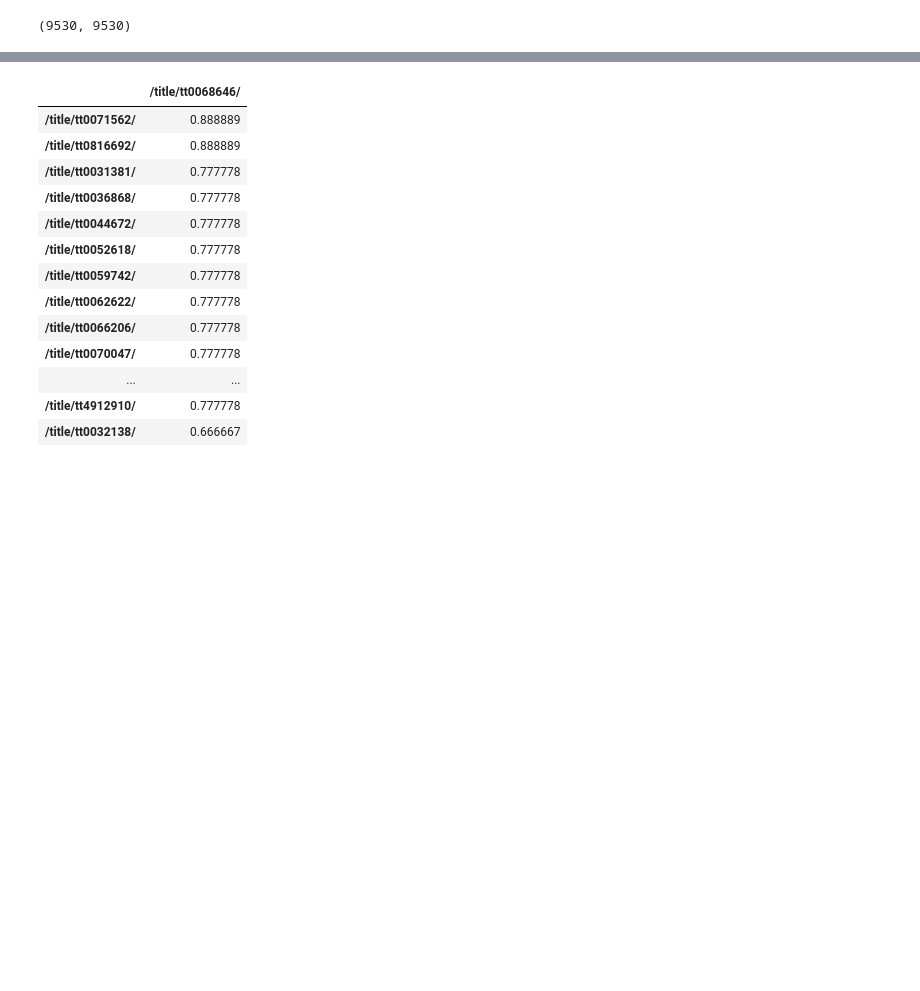
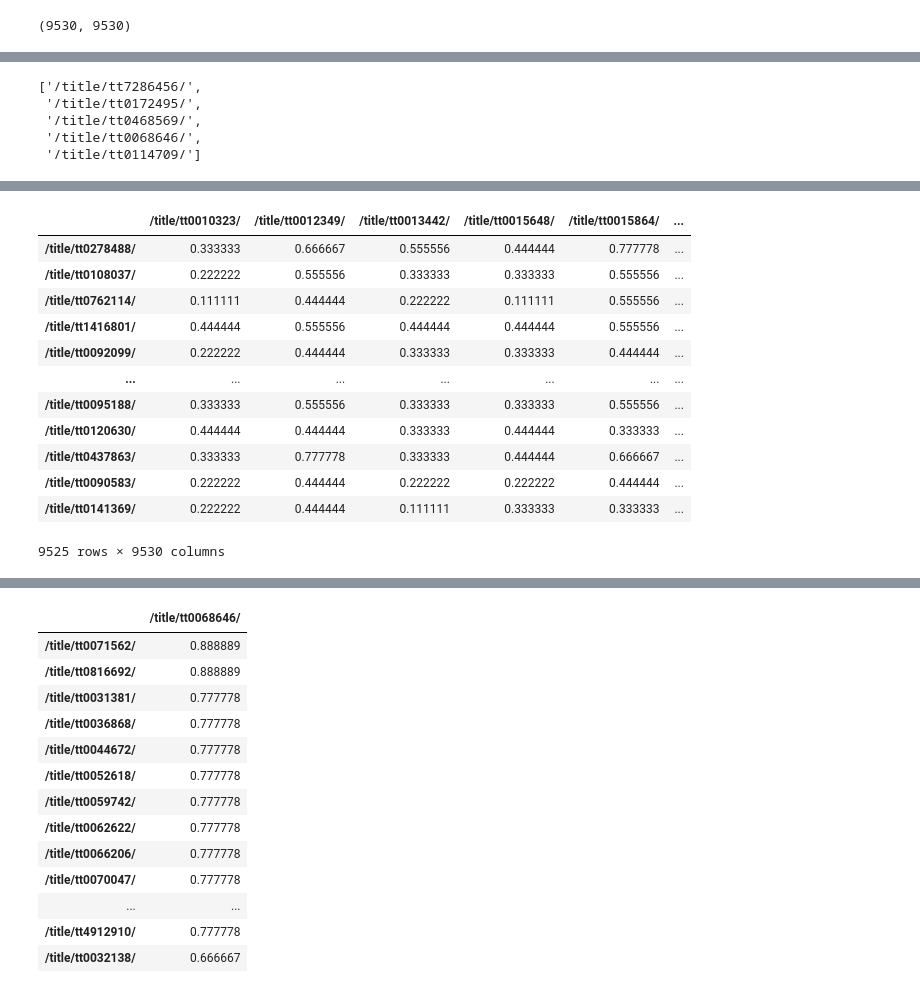
Before and after one commit to ilyamil/movie_recommender_system, a Jupyter notebook: notebooks/modeling.ipynb, the cells around one changed output, grey strips where cells are left out. Drawn from its saved outputs; the diff is of its cells as text; code cells hidden in the pictures; blank space fills up the shorter version.

```diff
--- a/notebooks/modeling.ipynb
+++ b/notebooks/modeling.ipynb
@@ -734,0 +761,19 @@ Wall time: 519 ms
+# %%
+titles = [
+    '/title/tt7286456/',
+    '/title/tt0172495/',
+    '/title/tt0468569/',
+    '/title/tt0068646/',
+    '/title/tt0114709/'
+]
+titles
+# %% [output]
+['/title/tt7286456/',
+ '/title/tt0172495/',
+ '/title/tt0468569/',
+ '/title/tt0068646/',
+ '/title/tt0114709/']
+# %%
+%%time
+cos_feats_mat.loc[set(cos_feats_mat.index) - set(titles)]
+# %% [output]
@@ -734,0 +782,13 @@ Wall time: 519 ms
+|  | /title/tt0010323/ | /title/tt0012349/ | /title/tt0013442/ | /title/tt0015648/ | /title/tt0015864/ | ... |
+| /title/tt0278488/ | 0.333333 | 0.666667 | 0.555556 | 0.444444 | 0.777778 | ... |
+| /title/tt0108037/ | 0.222222 | 0.555556 | 0.333333 | 0.333333 | 0.555556 | ... |
+| /title/tt0762114/ | 0.111111 | 0.444444 | 0.222222 | 0.111111 | 0.555556 | ... |
+| /title/tt1416801/ | 0.444444 | 0.555556 | 0.444444 | 0.444444 | 0.555556 | ... |
+| /title/tt0092099/ | 0.222222 | 0.444444 | 0.333333 | 0.333333 | 0.444444 | ... |
+| ... | ... | ... | ... | ... | ... | ... |
+| /title/tt0095188/ | 0.333333 | 0.555556 | 0.333333 | 0.333333 | 0.555556 | ... |
+| /title/tt0120630/ | 0.444444 | 0.444444 | 0.333333 | 0.444444 | 0.333333 | ... |
+| /title/tt0437863/ | 0.333333 | 0.777778 | 0.333333 | 0.444444 | 0.666667 | ... |
+| /title/tt0090583/ | 0.222222 | 0.444444 | 0.222222 | 0.222222 | 0.444444 | ... |
+| /title/tt0141369/ | 0.222222 | 0.444444 | 0.111111 | 0.333333 | 0.333333 | ... |
+9525 rows × 9530 columns
```
Also changed, not shown: parts of 31 cells of this notebook, 15 other files.
